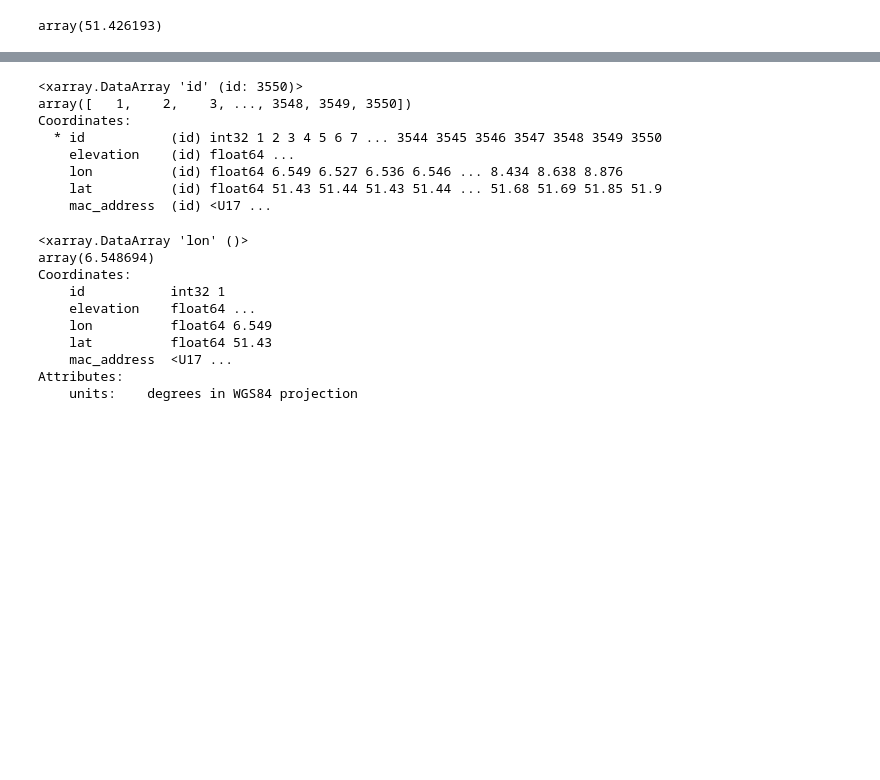
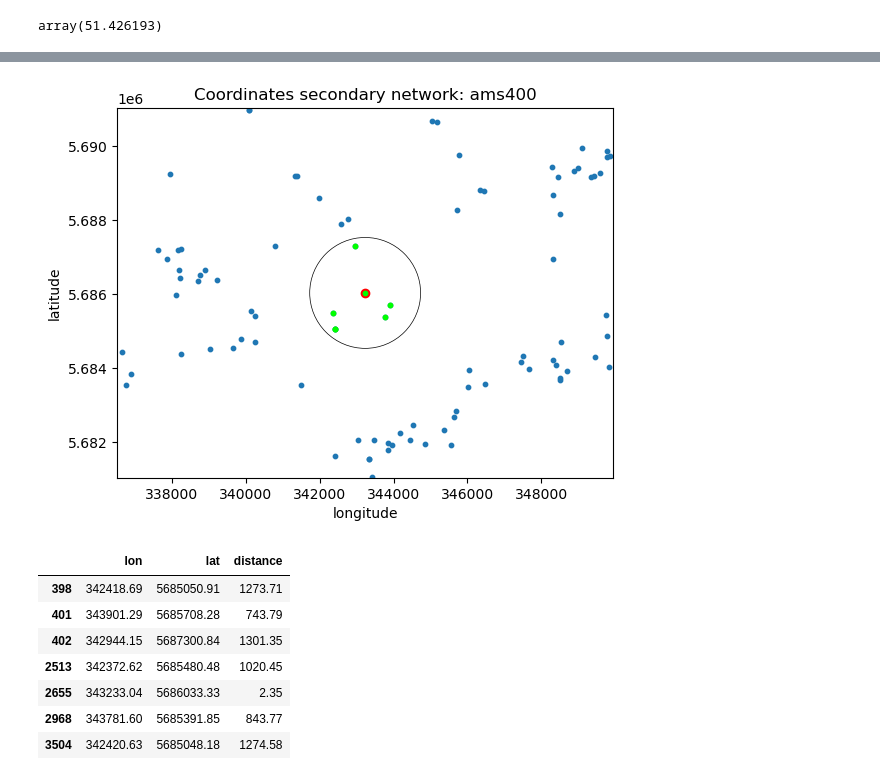
Before and after one commit to Nicholas202024/Hiwi_Code, a Jupyter notebook: erste_analyse_emscher.ipynb, the cells around one changed output, grey strips where cells are left out. Drawn from its saved outputs; the diff is of its cells as text; code cells hidden in the pictures; blank space fills up the shorter version.

```diff
--- a/erste_analyse_emscher.ipynb
+++ b/erste_analyse_emscher.ipynb
@@ -93,5 +108,5 @@ id 10: longest sequenze:  561859
 # %%
-for i in range(1, 11):
+for i in range(1, 6):
     print('id', str(i) + ':', 'Anzahl Peaks:', len(fct.get_data_nan_seq_before_peak(df_emscher, 'sc', i, 0.99)[3]))
 # %% [output]
 id 1: Anzahl Peaks: 23
@@ -143,7 +153,7 @@ def sum_curve(data, station, date_start, date_end):
 
     return print('Gesamtniederschlag über Zeitraum:', round(sum, 2), 'mm\n') # (print('Index Station', str(station), ': \n\n', index_sum_df, '\n\n', 'Summe aktuel zu Zeitstempel:\n\n', sum_df))
 # %%
-for i in range(1, 11):
+for i in range(1, 6):
     sum_curve(ds_emscher.rainfall.sel(id=i), i, ds_emscher.sel(id=i).time[0], ds_emscher.sel(id=i).time[-1])
 # %% [output]
 [figure]
@@ -300,11 +306,0 @@ coordinates(ds_emscher, ds_emscher, 'secondary', 1000, '-', '-', '-', '-')
-# %%
-ds_emscher['id']
-# %% [output]
-<xarray.DataArray 'id' (id: 3550)>
-array([   1,    2,    3, ..., 3548, 3549, 3550])
-Coordinates:
-  * id           (id) int32 1 2 3 4 5 6 7 ... 3544 3545 3546 3547 3548 3549 3550
-    elevation    (id) float64 ...
-    lon          (id) float64 6.549 6.527 6.536 6.546 ... 8.434 8.638 8.876
-    lat          (id) float64 51.43 51.44 51.43 51.44 ... 51.68 51.69 51.85 51.9
-    mac_address  (id) <U17 ...
@@ -311,13 +309,2 @@ Coordinates:
 # %%
-ds_emscher.sel(id=1).lon
+# ds_emscher.sel(id=1).lon
-# %% [output]
-<xarray.DataArray 'lon' ()>
-array(6.548694)
-Coordinates:
-    id           int32 1
-    elevation    float64 ...
-    lon          float64 6.549
-    lat          float64 51.43
-    mac_address  <U17 ...
-Attributes:
-    units:    degrees in WGS84 projection
@@ -323,0 +443,12 @@ Attributes:
+# %%
+find_all_stations_in_range(coordinates_secondary_utm32, coordinates_secondary_utm32, 400, 5000, 'circle', all_stations_in_range=True)
+# %% [output]
+[figure, added]
+|  | lon | lat | distance |
+| 398 | 342418.69 | 5685050.91 | 1273.71 |
+| 401 | 343901.29 | 5685708.28 | 743.79 |
+| 402 | 342944.15 | 5687300.84 | 1301.35 |
+| 2513 | 342372.62 | 5685480.48 | 1020.45 |
+| 2655 | 343233.04 | 5686033.33 | 2.35 |
+| 2968 | 343781.60 | 5685391.85 | 843.77 |
+| 3504 | 342420.63 | 5685048.18 | 1274.58 |
```
Also changed, not shown: parts of 16 cells of this notebook, 2 other files.
